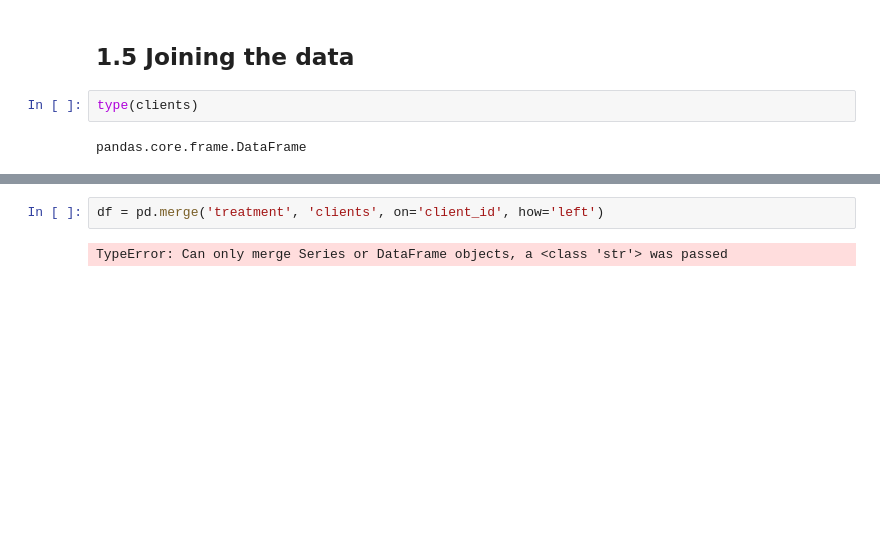
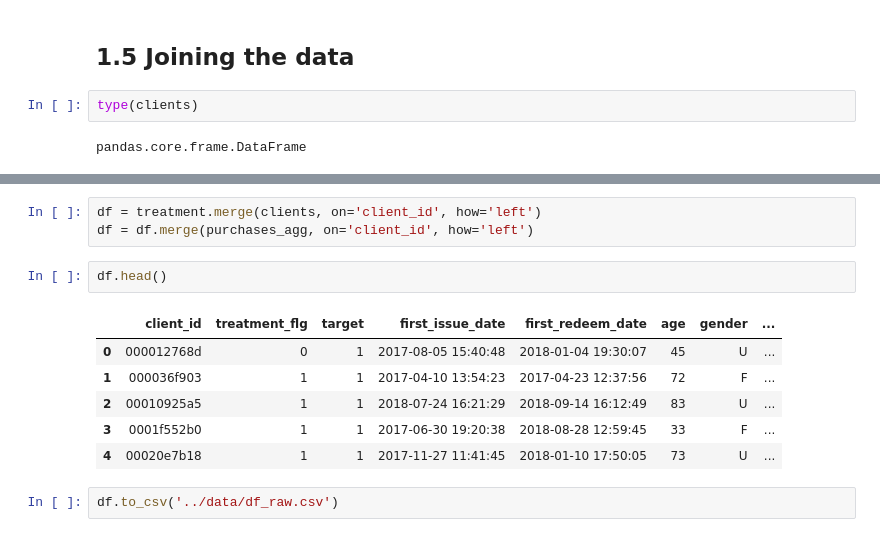
Before and after one commit to lrayssa/uplifing_analysis, a Jupyter notebook: notebooks/c0.1_conhecendo_os_dados.ipynb, the cells around one changed output, grey strips where cells are left out. Cells and saved outputs as stored; diff of their text form; blank space fills up the shorter version.

```diff
--- a/notebooks/c0.1_conhecendo_os_dados.ipynb
+++ b/notebooks/c0.1_conhecendo_os_dados.ipynb
@@ -154,4 +176,14 @@ pandas.core.frame.DataFrame
 # %%
-df = pd.merge('treatment', 'clients', on='client_id', how='left')
+df = treatment.merge(clients, on='client_id', how='left')
+df = df.merge(purchases_agg, on='client_id', how='left')
-# %% [output]
-TypeError: Can only merge Series or DataFrame objects, a <class 'str'> was passed
+# %%
+df.head()
+# %% [output]
+|  | client_id | treatment_flg | target | first_issue_date | first_redeem_date | age | gender | ... |
+| 0 | 000012768d | 0 | 1 | 2017-08-05 15:40:48 | 2018-01-04 19:30:07 | 45 | U | ... |
+| 1 | 000036f903 | 1 | 1 | 2017-04-10 13:54:23 | 2017-04-23 12:37:56 | 72 | F | ... |
+| 2 | 00010925a5 | 1 | 1 | 2018-07-24 16:21:29 | 2018-09-14 16:12:49 | 83 | U | ... |
+| 3 | 0001f552b0 | 1 | 1 | 2017-06-30 19:20:38 | 2018-08-28 12:59:45 | 33 | F | ... |
+| 4 | 00020e7b18 | 1 | 1 | 2017-11-27 11:41:45 | 2018-01-10 17:50:05 | 73 | U | ... |
+# %%
+df.to_csv('../data/df_raw.csv')
```
Also changed, not shown: parts of 3 cells of this notebook, 8 other files.
